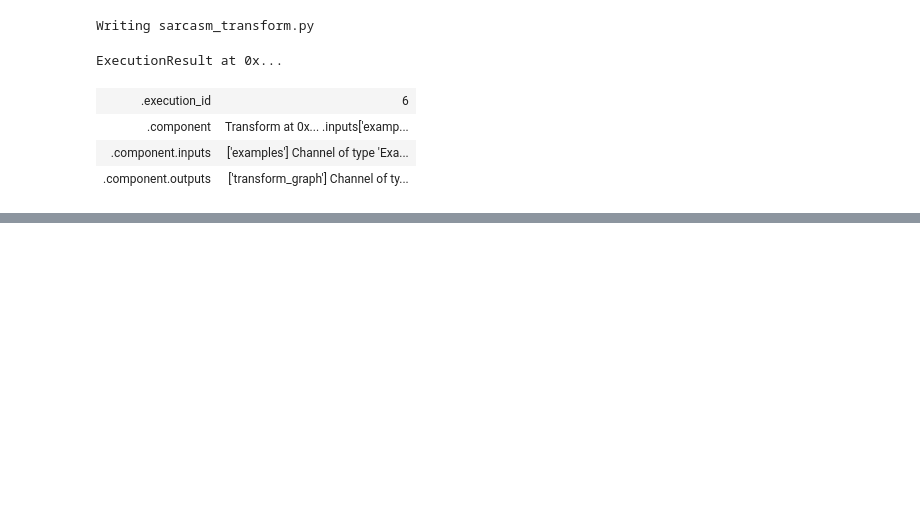
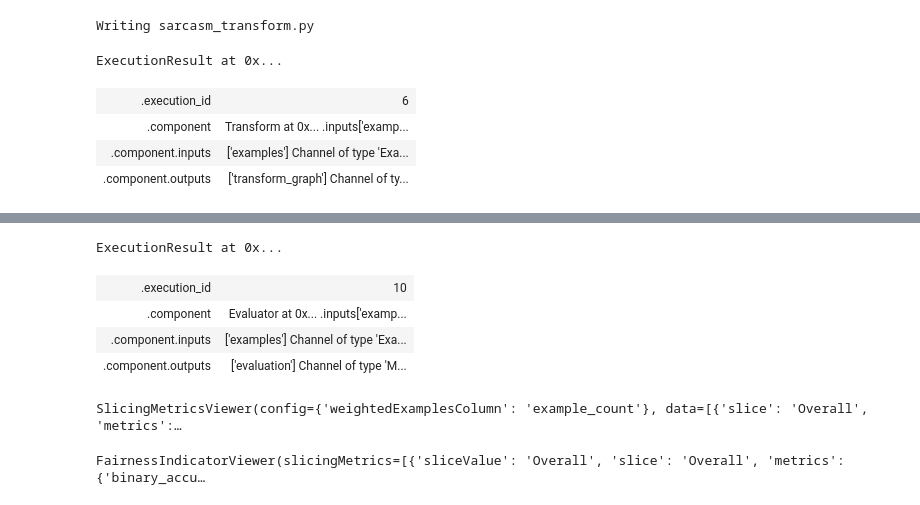
Before and after one commit to dicodingacademy/a443-MLOps-ML-Pipeline, a Jupyter notebook: notebook.ipynb, the cells around one changed output, grey strips where cells are left out. Drawn from its saved outputs; the diff is of its cells as text; code cells hidden in the pictures; blank space fills up the shorter version.

```diff
--- a/notebook.ipynb
+++ b/notebook.ipynb
@@ -206,0 +421,54 @@ ExecutionResult at 0x...
+# %%
+import tensorflow_model_analysis as tfma
+
+eval_config = tfma.EvalConfig(
+    model_specs=[tfma.ModelSpec(label_key='is_sarcastic')],
+    slicing_specs=[tfma.SlicingSpec()],
+    metrics_specs=[
+        tfma.MetricsSpec(metrics=[
+
+            tfma.MetricConfig(class_name='ExampleCount'),
+            tfma.MetricConfig(class_name='AUC'),
+            tfma.MetricConfig(class_name='FalsePositives'),
+            tfma.MetricConfig(class_name='TruePositives'),
+            tfma.MetricConfig(class_name='FalseNegatives'),
+            tfma.MetricConfig(class_name='TrueNegatives'),
+            tfma.MetricConfig(class_name='BinaryAccuracy',
+                threshold=tfma.MetricThreshold(
+                    value_threshold=tfma.GenericValueThreshold(
+                        lower_bound={'value':0.5}),
+                    change_threshold=tfma.GenericChangeThreshold(
+                        direction=tfma.MetricDirection.HIGHER_IS_BETTER,
+                        absolute={'value':0.0001})
+                    )
+            )
+        ])
+    ]
+
+)
+
+from tfx.components import Evaluator
+evaluator = Evaluator(
+    examples=example_gen.outputs['examples'],
+    model=trainer.outputs['model'],
+    baseline_model=model_resolver.outputs['model'],
+    eval_config=eval_config)
+# %%
+interactive_context.run(evaluator)
+# %% [output]
+ExecutionResult at 0x...
+| .execution_id | 10 |
+| .component | Evaluator at 0x... .inputs['examp... |
+| .component.inputs | ['examples'] Channel of type 'Exa... |
+| .component.outputs | ['evaluation'] Channel of type 'M... |
+# %%
+# Visualize the evaluation results
+eval_result = evaluator.outputs['evaluation'].get()[0].uri
+tfma_result = tfma.load_eval_result(eval_result)
+tfma.view.render_slicing_metrics(tfma_result)
+# %% [output]
+SlicingMetricsViewer(config={'weightedExamplesColumn': 'example_count'}, data=[{'slice': 'Overall', 'metrics':…
+# %%
+tfma.addons.fairness.view.widget_view.render_fairness_indicator(tfma_result)
+# %% [output]
+FairnessIndicatorViewer(slicingMetrics=[{'sliceValue': 'Overall', 'slice': 'Overall', 'metrics': {'binary_accu…
```
Also changed, not shown: parts of 10 cells of this notebook, 1 other file.
